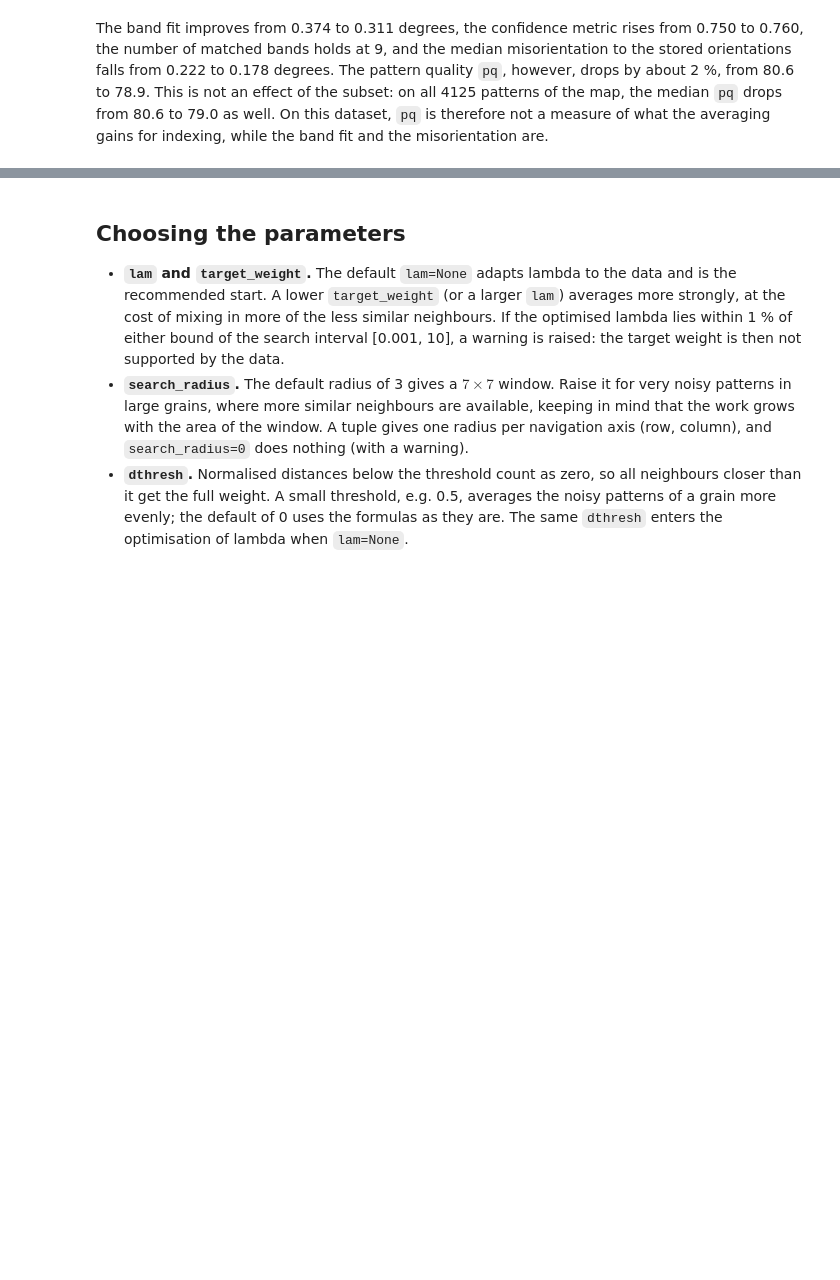
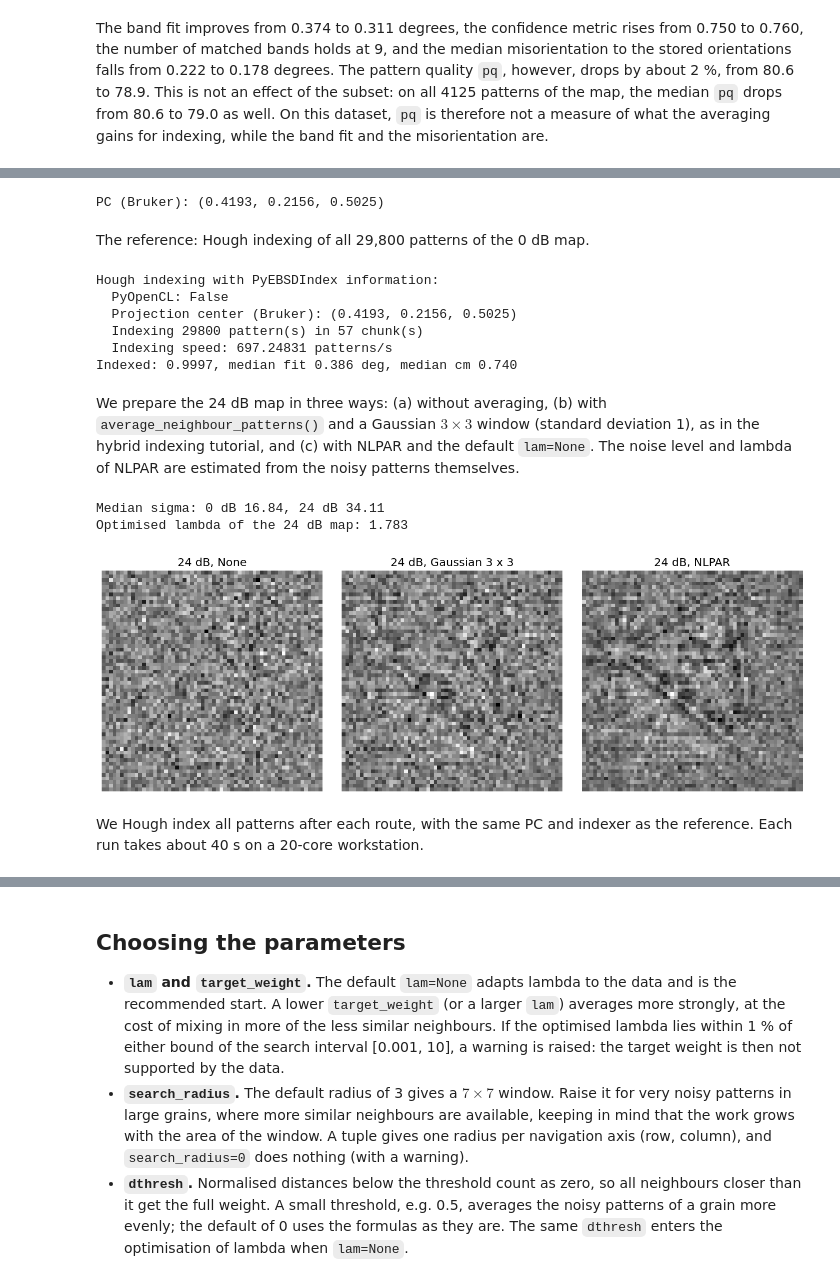
Before and after one commit to jwestraadt/kikuchipy, a Jupyter notebook: doc/tutorials/nlpar.ipynb, the cells around one changed output, grey strips where cells are left out. Cells and saved outputs as stored; diff of their text form; code cells hidden in the pictures; blank space fills up the shorter version.

```diff
--- a/doc/tutorials/nlpar.ipynb
+++ b/doc/tutorials/nlpar.ipynb
@@ -394,0 +434,73 @@ On this dataset, `pq` is therefore not a measure of what the averaging gains for
+# %%
+phase_list_ni = PhaseList(kp.data.nickel_ebsd_master_pattern_small().phase)
+
+s_cal = s_0db.inav[20::40, 15::30]
+indexer_cal = s_cal.detector.get_indexer(phase_list_ni)
+det_cal = s_cal.hough_indexing_optimize_pc(
+    pc0=[0.42, 0.22, 0.50], indexer=indexer_cal
+)
+pc_ni = det_cal.pc_average
+print(f"PC (Bruker): ({pc_ni[0]:.4f}, {pc_ni[1]:.4f}, {pc_ni[2]:.4f})")
+
+det_ni = s_0db.detector.deepcopy()
+det_ni.pc = pc_ni
+indexer_ni = det_ni.get_indexer(phase_list_ni)
+# %% [output]
+PC (Bruker): (0.4193, 0.2156, 0.5025)
+# %% [markdown]
+The reference: Hough indexing of all 29,800 patterns of the 0 dB map.
+# %%
+xmap_0db = s_0db.hough_indexing(phase_list_ni, indexer_ni, verbose=0)
+
+point_group_ni = phase_list_ni[phase_list_ni.ids[0]].point_group
+ori_0db = Orientation(xmap_0db.rotations, symmetry=point_group_ni)
+print(
+    f"Indexed: {xmap_0db.is_indexed.mean():.4f}, "
+    f"median fit {np.median(xmap_0db.fit):.3f} deg, "
+    f"median cm {np.median(xmap_0db.cm):.3f}"
+)
+# %% [output]
+Hough indexing with PyEBSDIndex information:
+  PyOpenCL: False
+  Projection center (Bruker): (0.4193, 0.2156, 0.5025)
+  Indexing 29800 pattern(s) in 57 chunk(s)
+  Indexing speed: 697.24831 patterns/s
+Indexed: 0.9997, median fit 0.386 deg, median cm 0.740
+# %% [markdown]
+We prepare the 24 dB map in three ways: (a) without averaging, (b) with `average_neighbour_patterns()` and a Gaussian $3 \times 3$ window (standard deviation 1), as in the hybrid indexing tutorial, and (c) with NLPAR and the default `lam=None`.
+The noise level and lambda of NLPAR are estimated from the noisy patterns themselves.
+# %%
+s_24db_gauss = s_24db.average_neighbour_patterns(
+    window="gaussian", window_shape=(3, 3), std=1, inplace=False
+)
+s_24db_nlpar = s_24db.average_non_local_neighbour_patterns(
+    lam=None, inplace=False
+)
+
+sigma_0db = s_0db.get_nlpar_sigma()
+sigma_24db = s_24db.get_nlpar_sigma()
+lam_24db = s_24db.get_nlpar_lambda(sigma=sigma_24db)
+print(
+    f"Median sigma: 0 dB {np.median(sigma_0db):.2f}, "
+    f"24 dB {np.median(sigma_24db):.2f}"
+)
+print(f"Optimised lambda of the 24 dB map: {lam_24db:.3f}")
+# %% [output]
+Median sigma: 0 dB 16.84, 24 dB 34.11
+Optimised lambda of the 24 dB map: 1.783
+# %%
+routes = {
+    "None": s_24db,
+    "Gaussian 3 x 3": s_24db_gauss,
+    "NLPAR": s_24db_nlpar,
+}
+fig, axes = plt.subplots(1, 3, figsize=(13, 4.5), layout="tight")
+for ax, (name, s_i) in zip(axes, routes.items()):
+    ax.imshow(s_i.inav[x24, y24].data, cmap="gray")
+    ax.set_title(f"24 dB, {name}")
+    _ = ax.axis("off")
+# %% [output]
+[figure, added]
+# %% [markdown]
+We Hough index all patterns after each route, with the same PC and indexer as the reference.
+Each run takes about 40 s on a 20-core workstation.
```
Also changed, not shown: parts of 13 cells of this notebook, 2 other files.
